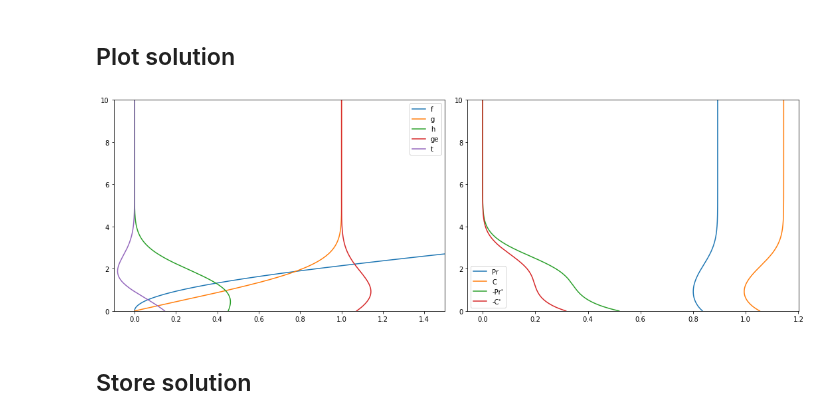
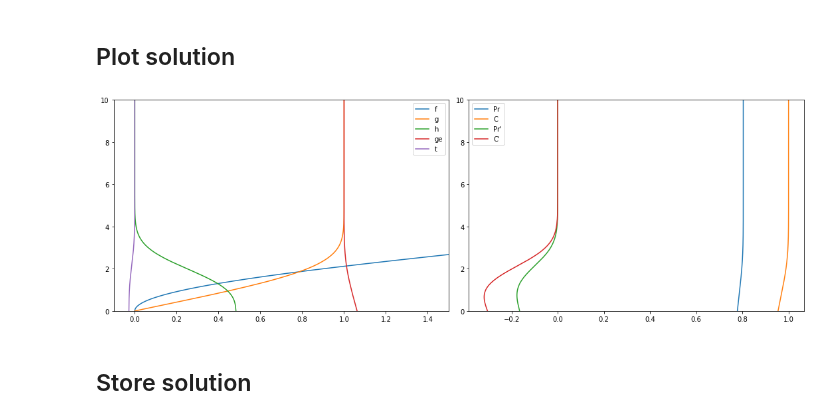
Before and after one commit to stephansmit/blasius_equation, a Jupyter notebook: blasius_vp_notebook.ipynb, the cells around one changed output. Saved outputs shown, nothing was run; the diff lists cells and outputs as text; code cells hidden in the pictures.

```diff
--- a/blasius_vp_notebook.ipynb
+++ b/blasius_vp_notebook.ipynb
@@ -120,8 +120,8 @@ class ThermodynamicTable(object):
         self.Hvec    = np.array([self.hmin+(self.hmax-self.hmin)*i/(self.n-1) for i in range(0,self.n)])
         self.Prvec   = np.array([self._calc_Pr(h) for h in self.Hvec])
         self.Cvec    = np.array([self._calc_C (h) for h in self.Hvec])
-        self.derCvec = np.array([self._calc_derivative(self._calc_Pr,h) for h in self.Hvec])
-        self.derPrvec= np.array([self._calc_derivative(self._calc_C, h) for h in self.Hvec])
+        self.derPrvec= np.array([self._calc_derivative(self._calc_Pr,h) for h in self.Hvec])
+        self.derCvec = np.array([self._calc_derivative(self._calc_C ,h) for h in self.Hvec])
 
     def _create_functions(self):
         self.Prf   = interp1d(self.Hvec, self.Prvec,    kind='cubic')
@@ -141,7 +141,7 @@ class ThermodynamicTable(object):
         return (mu*cp)/k
 
     def _calc_derivative(self,function, h):
-        delta = 1e-1
+        delta = 1
         y2 = function(h+delta)
         y1 = function(h)
         return (y2-y1)/delta
@@ -154,8 +154,8 @@ class ThermodynamicTable(object):
         ax.set_ylabel("-")
         ax.legend(loc=4)
         ax1 = ax.twinx()
-        ax1.plot(self.Hvec/1e3, self.derPrvec,color='b', linestyle='--', label="Pr'")
-        ax1.plot(self.Hvec/1e3, self.derCvec, color='b', linestyle='-' , label="C'" )
+        ax1.plot(self.Hvec/1e3, self.derPrvec*1e3,color='b', linestyle='--', label="Pr'")
+        ax1.plot(self.Hvec/1e3, self.derCvec*1e3, color='b', linestyle='-' , label="C'" )
         ax1.legend(loc=3)
 # %% [markdown]
 ## Initialize table
@@ -169,8 +169,8 @@ p_inf = 100e5  # [Pa]
 u_inf = 10     # [m/s]
 T_inf = 480    # [K]
 T_wall= 520    # [K]
-ht_w  = CP.PropsSI('H','T', T_wall, "P", p0, fluid )
-ht_inf= CP.PropsSI('H','T', T_inf , "P", p0, fluid )
+ht_w  = CP.PropsSI('H','T', T_wall, "P", p_inf, fluid )
+ht_inf= CP.PropsSI('H','T', T_inf , "P", p_inf, fluid )
 
 #initialize table
 ts = ThermodynamicTable(fluid, p_inf, ht_inf*0.7,ht_inf*2,ht_inf,u_inf, 100)
@@ -234,31 +246,31 @@ Optimization terminated successfully.
 # %%
 import matplotlib.pyplot as plt
 %matplotlib inline
 
 #calc properties
-hsv = ge*h_tinf-1/2*(g*u_inf)**2
+hsv = ge*ht_inf-1/2*(g*u_inf)**2
 ts.set_prop(hsv,g,t,h, u_inf, ht_inf)
 
 #plot
 fig,(ax1,ax2) = plt.subplots(1,2, figsize=(15,5))
 ax1.plot(f, x,label='f')
 ax1.plot(g, x,label='g')
 ax1.plot(h, x,label='h')
 ax1.plot(ge,x,label='ge')
 ax1.plot(t, x,label='t')
 ax1.set_xbound(-.1,1.5)
 ax1.set_ybound(0,10)
 ax1.legend()
-ax2.plot(ts.Pr,x, label='Pr')
-ax2.plot(ts.C,x, label='C')
-ax2.plot(-ts.derPr,x, label="-Pr'")
-ax2.plot(-ts.derC,x, label="-C'")
+ax2.plot(ts.Pr,   x, label='Pr')
+ax2.plot(ts.C,    x, label='C')
+ax2.plot(ts.derPr,x, label="Pr'")
+ax2.plot(ts.derC, x, label="C'")
 ax2.set_ybound(0,10)
 ax2.legend()
 fig.tight_layout()
 plt.savefig("blasius_vp.png")
 # %% [output]
-[figure, old version]
+[figure, new version]
 # %% [markdown]
 ## Store solution
 # %%
```
Also changed, not shown: parts of 2 cells of this notebook, 2 other files.
